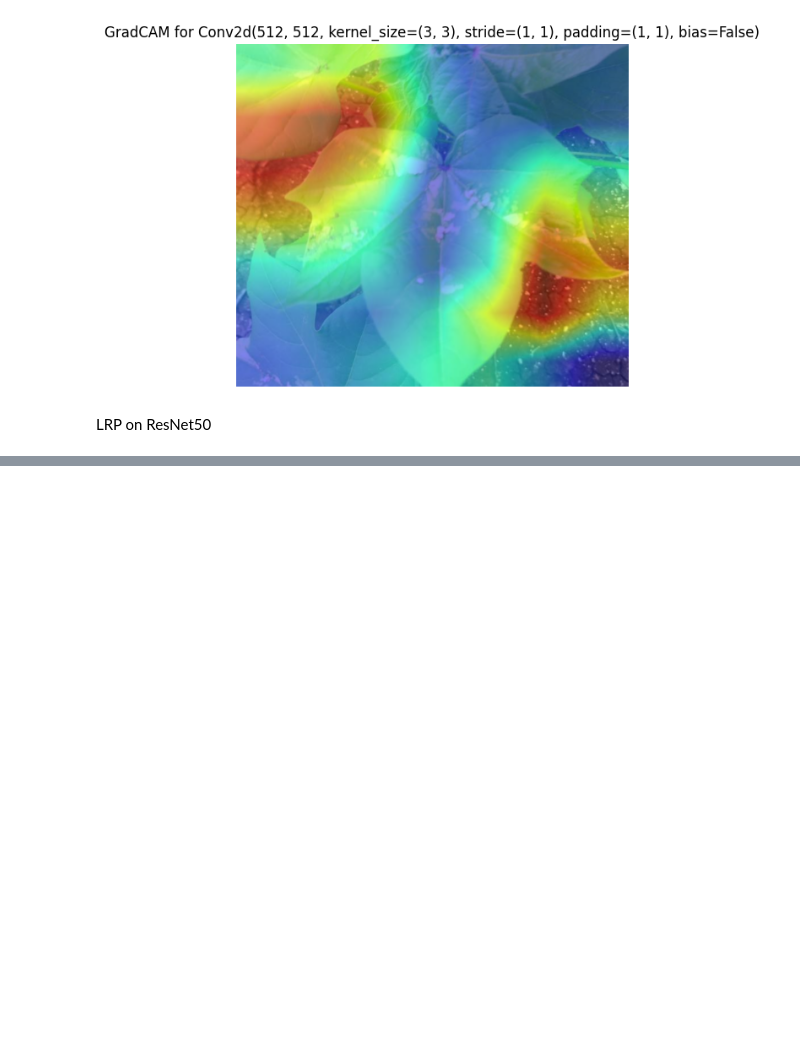
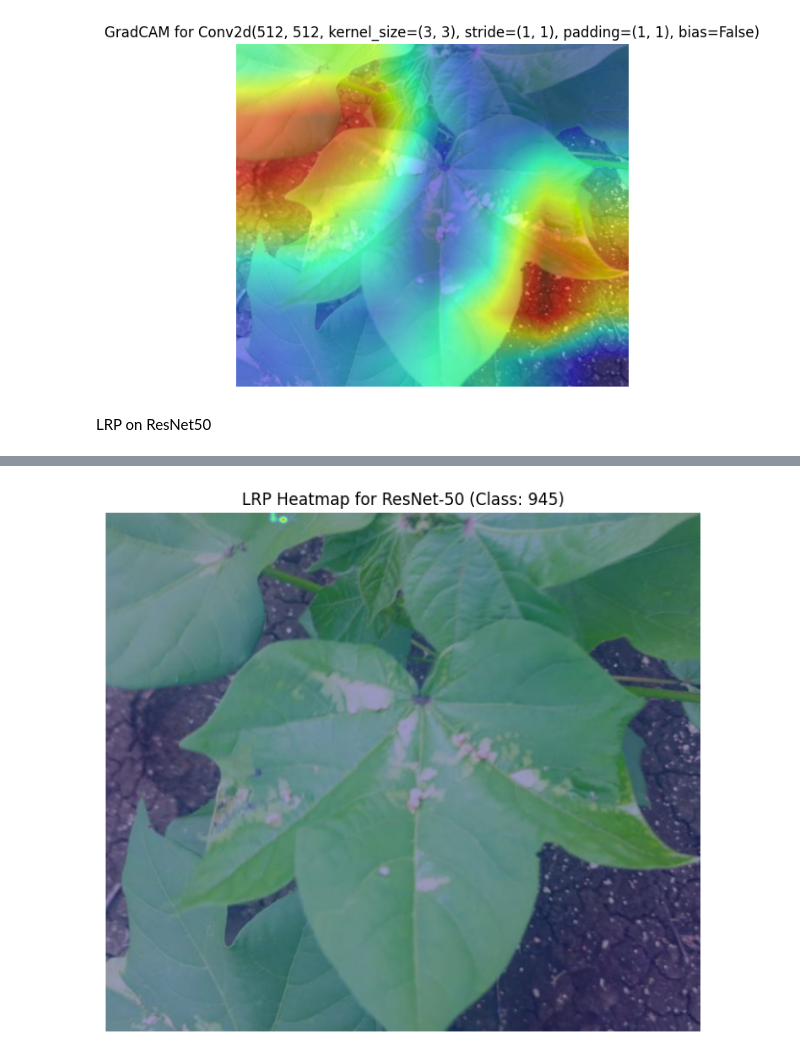
Before and after one commit to Neerajb20/Heatmap-on-CNN, a Jupyter notebook: gradcam.ipynb, the cells around one changed output, grey strips where cells are left out. Cells and saved outputs as stored; diff of their text form; code cells hidden in the pictures; blank space fills up the shorter version.

Commit message:
Fix LRP (before LRP is apply on last layer now LRP is applying on first layer)

```diff
--- a/gradcam.ipynb
+++ b/gradcam.ipynb
@@ -219,0 +161,71 @@ plt.show()
+# %%
+import torch
+import torchvision.models as models
+import torchvision.transforms as transforms
+import numpy as np
+import matplotlib.pyplot as plt
+import cv2
+from captum.attr import LayerLRP
+from PIL import Image
+
+# 🔹 Load Pretrained ResNet-50 Model
+model = models.resnet50(pretrained=True)
+
+# 🔹 Replace ALL `ReLU(inplace=True)` with `ReLU(inplace=False)`
+def replace_relu(module):
+    for name, child in module.named_children():
+        if isinstance(child, torch.nn.ReLU):
+            setattr(module, name, torch.nn.ReLU(inplace=False))  # Replace in-place ReLU
+        else:
+            replace_relu(child)  # Recursively modify nested layers
+
+replace_relu(model)  # Apply ReLU Fix
+model.eval()  # Set model to evaluation mode
+
+# 🔹 Load & Preprocess Image
+image_path = "/mnt/nvme_disk2/User_data/nb57077k/project/Screenshot from 2025-03-11 14-29-13.png"  # Replace with your image
+image = Image.open(image_path).convert("RGB")
+
+transform = transforms.Compose([
+    transforms.Resize((224, 224)),
+    transforms.ToTensor(),
+    transforms.Normalize(mean=[0.485, 0.456, 0.406], std=[0.229, 0.224, 0.225])
+])
+
+input_tensor = transform(image).unsqueeze(0)
+input_tensor.requires_grad_()
+
+# 🔹 Get Model Prediction
+output = model(input_tensor)
+target_class = output.argmax(dim=1).item()
+
+# 🔹 Apply LRP to the **First Convolutional Layer**
+target_layer = model.conv1  # Closest to input
+
+# Apply Layer-wise Relevance Propagation (LRP)
+lrp = LayerLRP(model, target_layer)
+attributions = lrp.attribute(input_tensor, target=target_class)
+
+# 🔹 Convert to Heatmap
+attributions = attributions.squeeze().detach().cpu().numpy()
+attributions = np.sum(attributions, axis=0)  # Sum over RGB channels
+attributions = np.maximum(attributions, 0)  # Keep only positive attributions
+attributions = (attributions - attributions.min()) / (attributions.max() - attributions.min())  # Normalize
+
+# Resize Heatmap
+heatmap_resized = cv2.resize(attributions, (image.width, image.height))
+
+# 🔹 Overlay Heatmap on Original Image
+image_np = np.array(image) / 255.0
+heatmap = cv2.applyColorMap(np.uint8(255 * heatmap_resized), cv2.COLORMAP_JET)
+heatmap = cv2.cvtColor(heatmap, cv2.COLOR_BGR2RGB)
+overlay = (0.4 * heatmap / 255.0) + (0.6 * image_np)
+
+# 🔹 Display LRP Heatmap
+plt.figure(figsize=(8, 8))
+plt.imshow(overlay)
+plt.axis("off")
+plt.title(f"LRP Heatmap for ResNet-50 (Class: {target_class})")
+plt.show()
+# %% [output]
+[figure, added]
```
Also changed, not shown: parts of 4 cells of this notebook.
